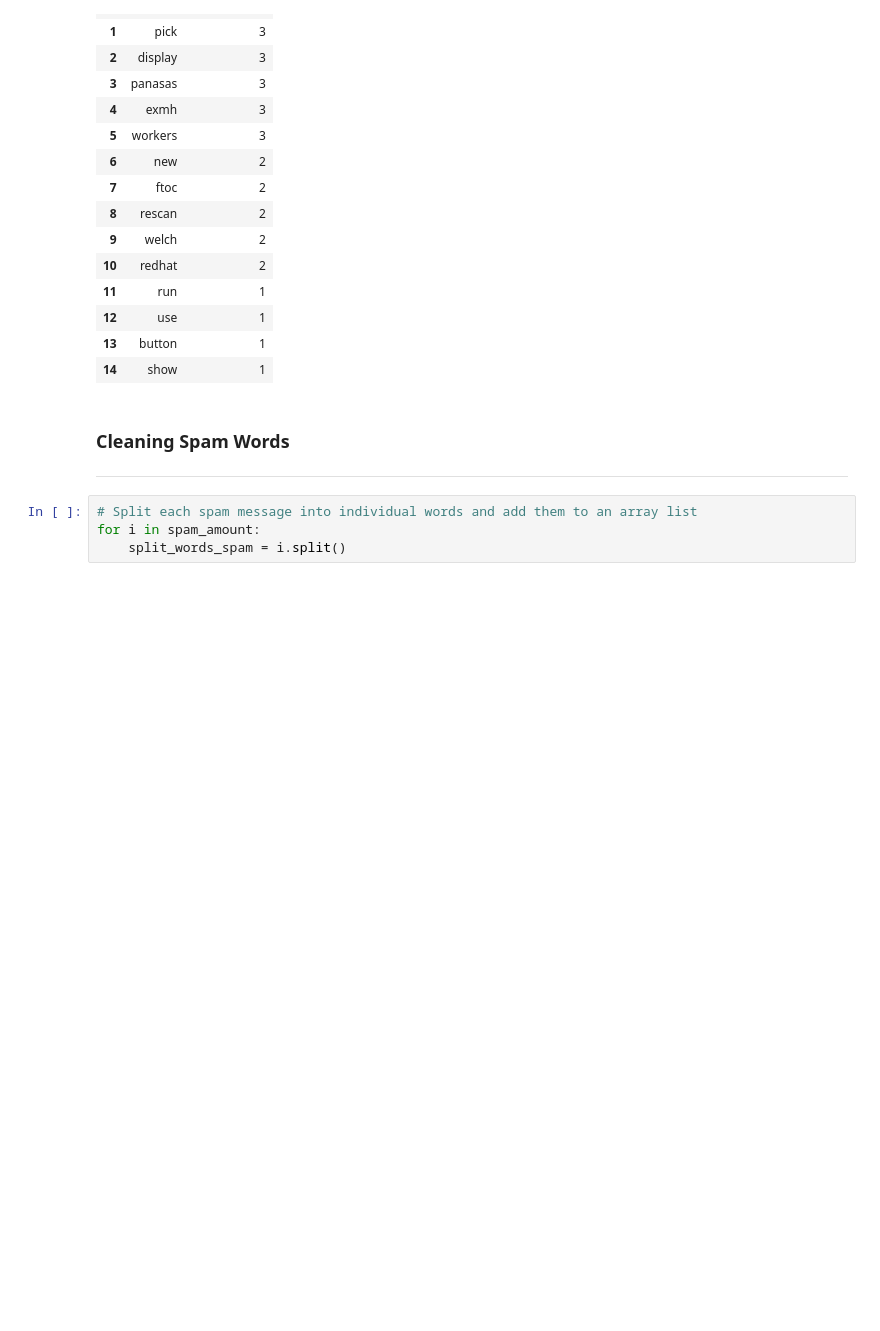
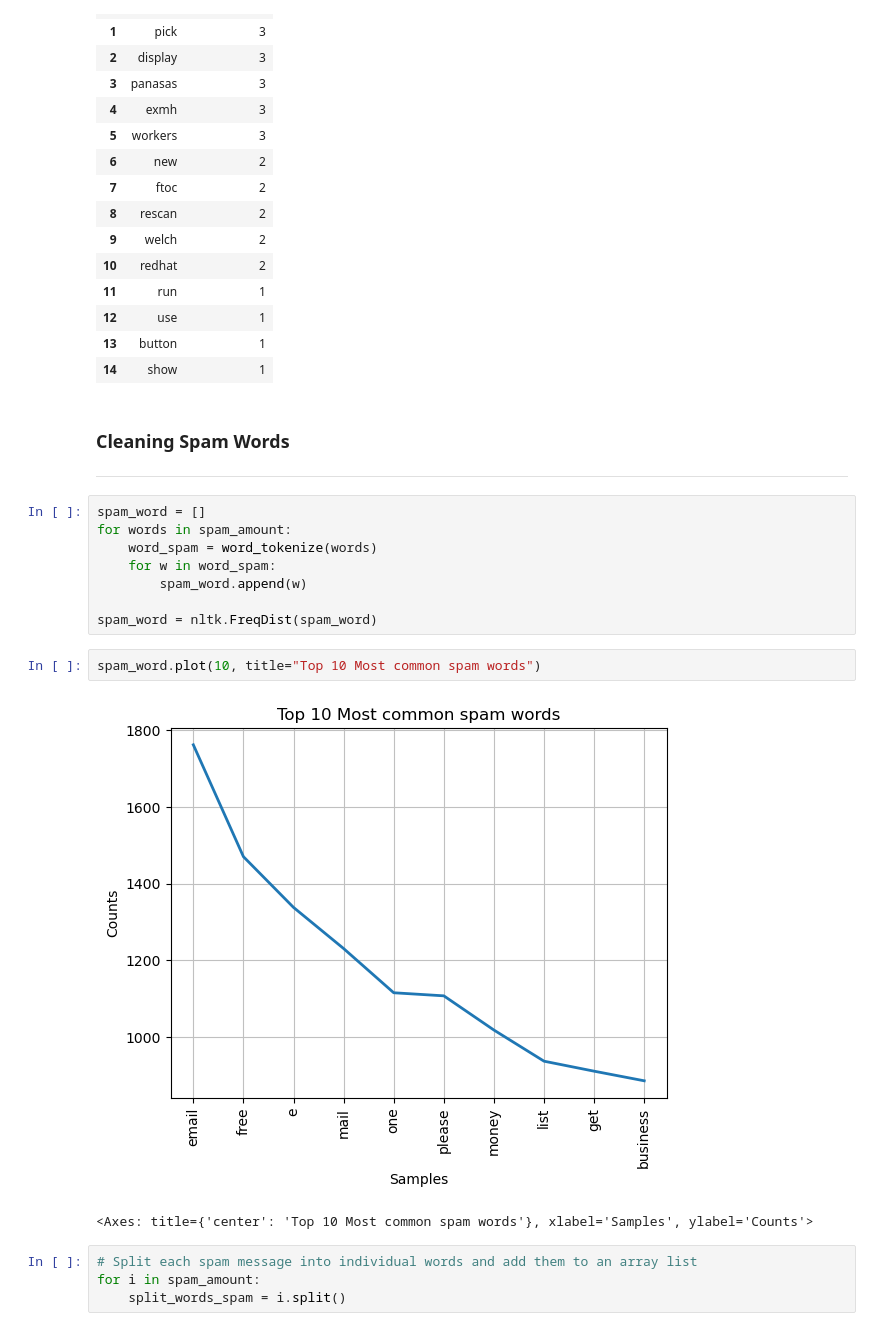
Before and after one commit to rnlclngpilar/MachineLearningFinalProject, a Jupyter notebook: ML_Project/ML_Spam_Project.ipynb, the cells around one changed output. Drawn from its saved outputs; the diff is of its cells as text; blank space fills up the shorter version.

```diff
--- a/ML_Project/ML_Spam_Project.ipynb
+++ b/ML_Project/ML_Spam_Project.ipynb
@@ -285,6 +299,19 @@ nonspam_amount
 # %% [markdown]
 ### Cleaning Spam Words
 ---
+# %%
+spam_word = []
+for words in spam_amount:
+    word_spam = word_tokenize(words)
+    for w in word_spam:
+        spam_word.append(w)
+
+spam_word = nltk.FreqDist(spam_word)
+# %%
+spam_word.plot(10, title="Top 10 Most common spam words")
+# %% [output]
+[figure, added]
+<Axes: title={'center': 'Top 10 Most common spam words'}, xlabel='Samples', ylabel='Counts'>
 # %%
 # Split each spam message into individual words and add them to an array list
 for i in spam_amount:
```
Also changed, not shown: parts of 3 cells of this notebook.
